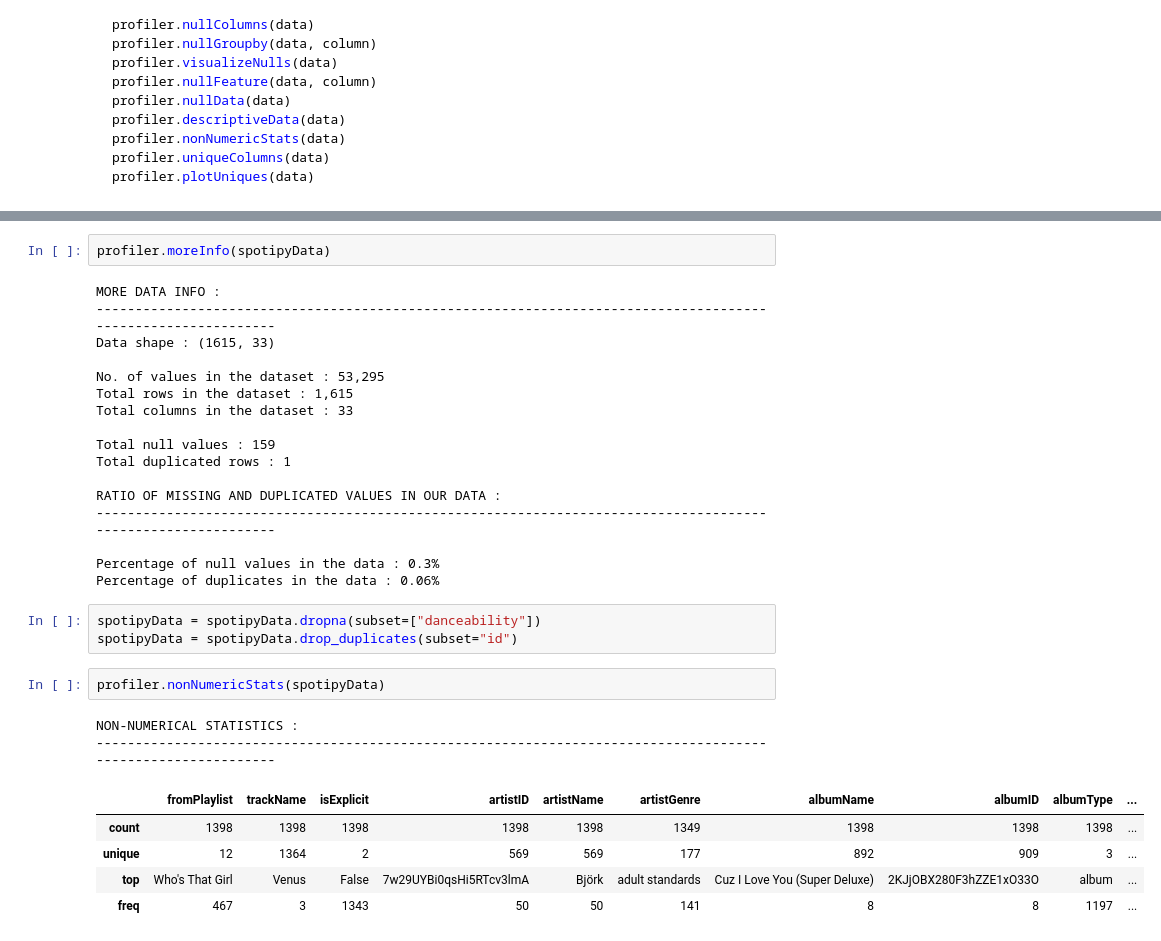
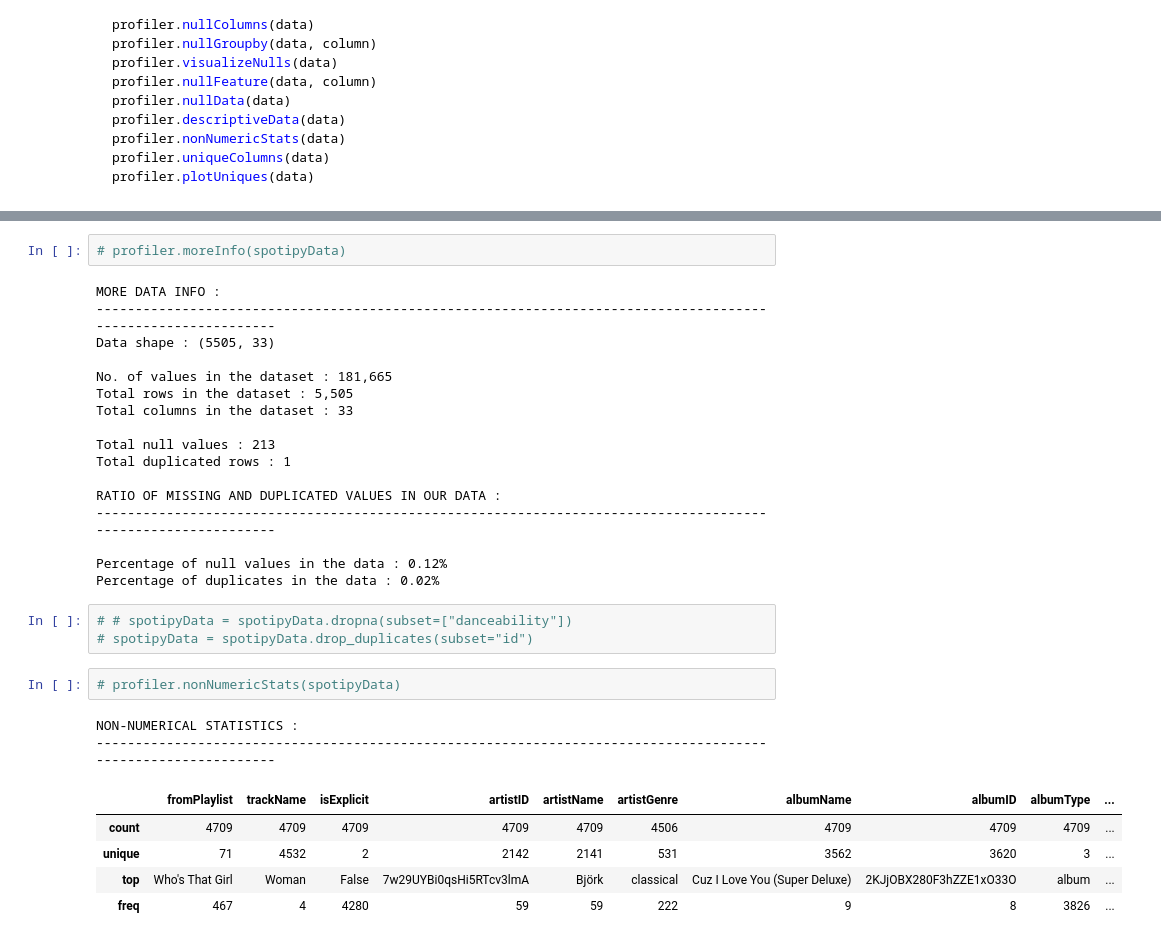
Before and after one commit to KatrinaJMD/IronHack, a Jupyter notebook: Project No.6/ProjectSpotipy.ipynb, the cells around one changed output, grey strips where cells are left out. Saved outputs shown, nothing was run; the diff lists cells and outputs as text.

Commit message:
PROJECTNo6 preparedData for Recommendation

```diff
--- a/Project No.6/ProjectSpotipy.ipynb
+++ b/Project No.6/ProjectSpotipy.ipynb
@@ -878,32 +946,32 @@ DISPLAYS ROWS WHERE MISSING VALUES ARE FOUND :
 # %%
-profiler.moreInfo(spotipyData)
+# profiler.moreInfo(spotipyData)
 # %% [output]
 MORE DATA INFO :
 -------------------------------------------------------------------------------------------------------------
-Data shape : (1615, 33)
+Data shape : (5505, 33)
 
-No. of values in the dataset : 53,295
-Total rows in the dataset : 1,615
+No. of values in the dataset : 181,665
+Total rows in the dataset : 5,505
 Total columns in the dataset : 33
 
-Total null values : 159
+Total null values : 213
 Total duplicated rows : 1
 
 RATIO OF MISSING AND DUPLICATED VALUES IN OUR DATA :
 -------------------------------------------------------------------------------------------------------------
 
-Percentage of null values in the data : 0.3%
-Percentage of duplicates in the data : 0.06%
+Percentage of null values in the data : 0.12%
+Percentage of duplicates in the data : 0.02%
 # %%
-spotipyData = spotipyData.dropna(subset=["danceability"])
-spotipyData = spotipyData.drop_duplicates(subset="id")
+# # spotipyData = spotipyData.dropna(subset=["danceability"])
+# spotipyData = spotipyData.drop_duplicates(subset="id")
 # %%
-profiler.nonNumericStats(spotipyData)
+# profiler.nonNumericStats(spotipyData)
 # %% [output]
 NON-NUMERICAL STATISTICS :
 -------------------------------------------------------------------------------------------------------------
 |  | fromPlaylist | trackName | isExplicit | artistID | artistName | artistGenre | albumName | albumID | albumType | ... |
-| count | 1398 | 1398 | 1398 | 1398 | 1398 | 1349 | 1398 | 1398 | 1398 | ... |
-| unique | 12 | 1364 | 2 | 569 | 569 | 177 | 892 | 909 | 3 | ... |
-| top | Who's That Girl | Venus | False | 7w29UYBi0qsHi5RTcv3lmA | Björk | adult standards | Cuz I Love You (Super Deluxe) | 2KJjOBX280F3hZZE1xO33O | album | ... |
-| freq | 467 | 3 | 1343 | 50 | 50 | 141 | 8 | 8 | 1197 | ... |
+| count | 4709 | 4709 | 4709 | 4709 | 4709 | 4506 | 4709 | 4709 | 4709 | ... |
+| unique | 71 | 4532 | 2 | 2142 | 2141 | 531 | 3562 | 3620 | 3 | ... |
+| top | Who's That Girl | Woman | False | 7w29UYBi0qsHi5RTcv3lmA | Björk | classical | Cuz I Love You (Super Deluxe) | 2KJjOBX280F3hZZE1xO33O | album | ... |
+| freq | 467 | 4 | 4280 | 59 | 59 | 222 | 9 | 8 | 3826 | ... |
```
Also changed, not shown: parts of 23 cells of this notebook, 9 other files.
